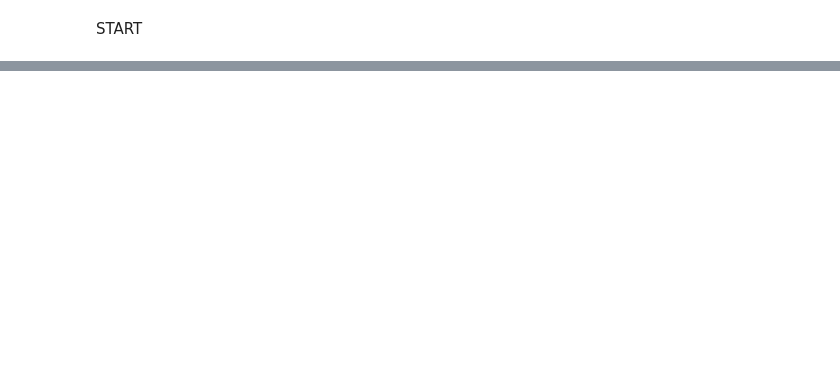
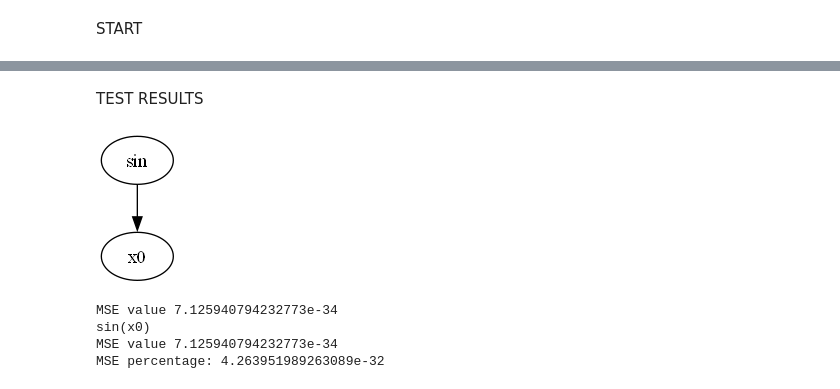
Before and after one commit to reemkhattarr/CI2024_project-work, a Jupyter notebook: src/PROJECT.ipynb, the cells around one changed output, grey strips where cells are left out. Cells and saved outputs as stored; diff of their text form; code cells hidden in the pictures; blank space fills up the shorter version.

Commit message:
testing + adding results

```diff
--- a/src/PROJECT.ipynb
+++ b/src/PROJECT.ipynb
@@ -5,17 +5,17 @@ from IPython.display import Image, display
 from graphviz import Digraph
 
 # Define constants, variables, and operators
-constant_range = np.linspace(0.5, 10, num=40)
+constant_range = np.linspace(-10, 10, num=21)
 CONSTANTS = list(constant_range)
 
 def safe_divide(a, b):
-    return np.divide(a, b, where=b != 0, out=np.full_like(a, np.nan)) # Safe divide for b != 0, else nan. With NaN, you'll know exactly where and why a result is invalid. With 0, you'll have valid numbers for calculations, but the invalid results may not be easy to track.
+    return np.divide(a, b, where=b != 0, out=np.full_like(a, np.nan))
 
 def safe_sqrt(a):
-    return np.sqrt(a, where=a >= 0, out=np.full_like(a, np.nan)) # Safe sqrt for non-negative a, else nan.
+    return np.sqrt(a, where=a >= 0, out=np.full_like(a, np.nan))
 
 def safe_log(a):
-    return np.log(a, where=a > 0, out=np.full_like(a, -np.inf)) # Safe log for positive a, else -inf
+    return np.log(a, where=a > 0, out=np.full_like(a, -np.inf))
 
 UNARY_OPERATORS = {
     'sin': np.sin,
@@ -28,11 +28,11 @@ UNARY_OPERATORS = {
 }
 
 BINARY_OPERATORS = {
-    'add': np.add,
-    'sub': np.subtract,
-    'mul': np.multiply,
-    'div': safe_divide,
-    'pow': np.power,
+    '+': np.add,
+    '-': np.subtract,
+    '*': np.multiply,
+    '/': safe_divide,
+    "^": np.power
 }
 # %% [markdown]
 Node class
@@ -201,7 +199,7 @@ class Individual:
 # %%
 def mse_percentage(mse_value, file_path):
         """
-        Calculate the MSE percentage to assess how logical the fitness value is.
+        Calculate the MSE percentage to assess how logical the MSE value is.
 
         :param file_path: Path to the .npz file containing 'x' and 'y'.
         :return: The MSE percentage.
@@ -213,9 +211,7 @@ def mse_percentage(mse_value, file_path):
 
         # Calculate the range of y values
         y_max = np.max(y)
-        #print(y_max)
         y_min = np.min(y)
-        #print(y_min)
 
         # Calculate the MSE percentage
         mse_percentage = (mse_value / (y_max - y_min)) * 100
@@ -1078,0 +1012,20 @@ PySRRegressor.equations_ = [
+# %% [markdown]
+TEST RESULTS
+# %%
+n1 = Node('sin', is_operator=True)
+n1.left = Node('x0', is_operator=False)
+formula = Individual(n1, '../data/problem_1.npz')
+draw_tree(formula)
+mse_value = formula.mse('../data/problem_1.npz')
+print("MSE value", mse_value)
+
+mse_value_percentage = mse_percentage(mse_value, '../data/problem_1.npz')
+print(formula)
+print("MSE value", formula.mse('../data/problem_1.npz'))
+print("MSE percentage:", mse_value_percentage)
+# %% [output]
+[figure, added]
+MSE value 7.125940794232773e-34
+sin(x0)
+MSE value 7.125940794232773e-34
+MSE percentage: 4.263951989263089e-32
```
Also changed, not shown: parts of 21 cells of this notebook, 1 other file.
